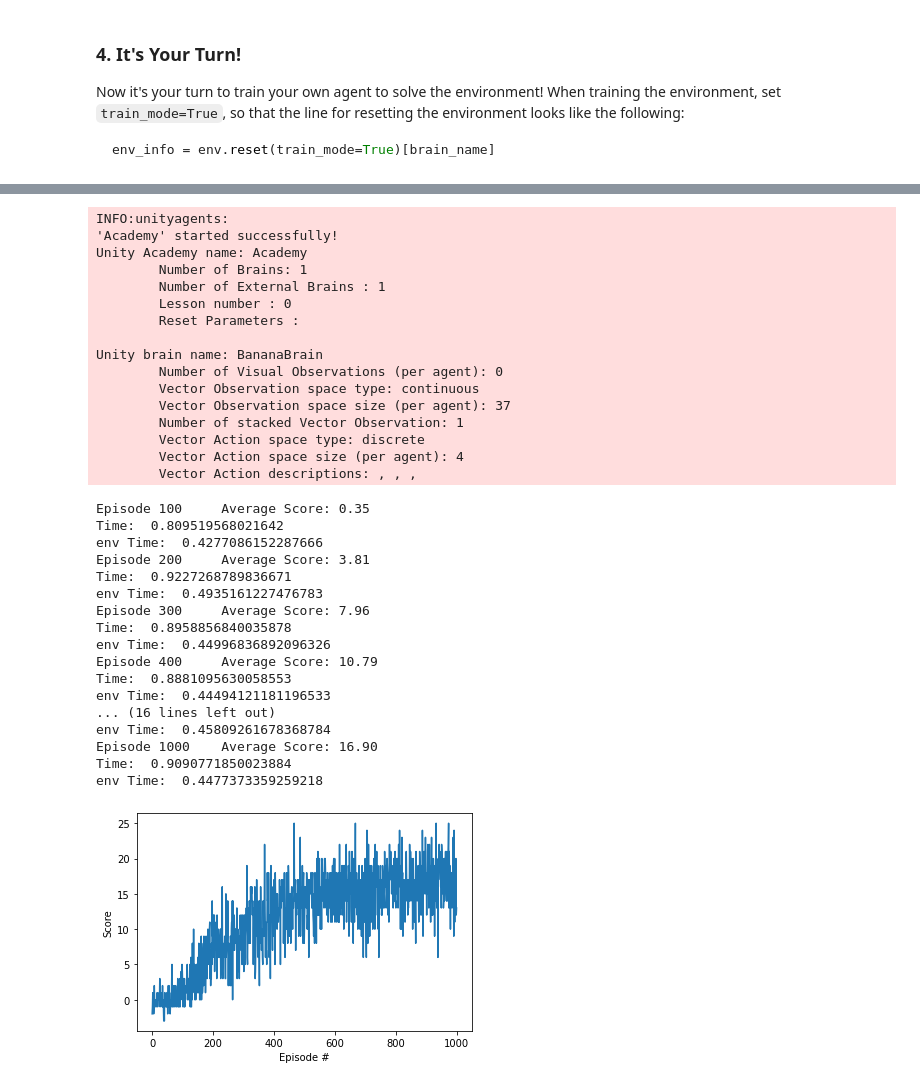
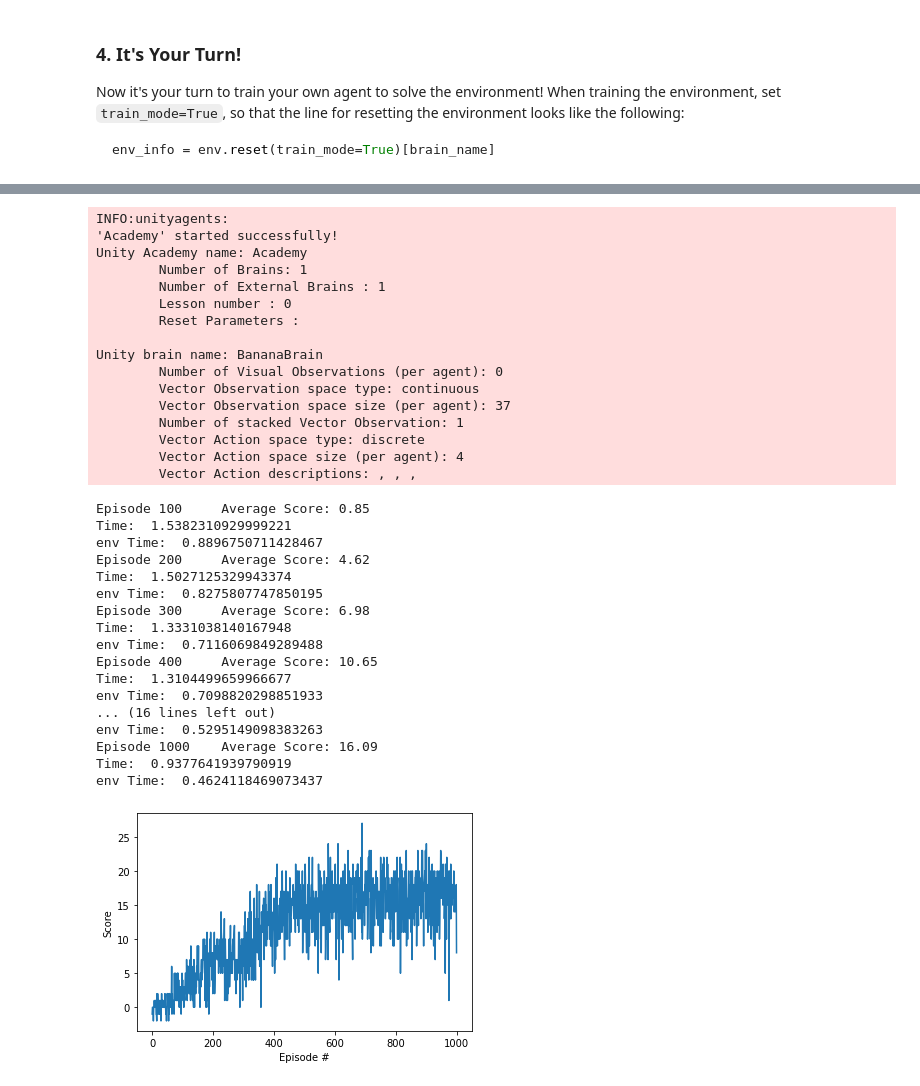
Before and after one commit to jmh-1/deep-reinforcement-learning, a Jupyter notebook: p1_navigation/Navigation.ipynb, the cells around one changed output, grey strips where cells are left out. Drawn from its saved outputs; the diff is of its cells as text; code cells hidden in the pictures.

```diff
--- a/p1_navigation/Navigation.ipynb
+++ b/p1_navigation/Navigation.ipynb
@@ -302,7 +310,7 @@ brain = env.brains[brain_name]
 %matplotlib inline
 reload(double_dqn_agent)
 Agent = double_dqn_agent.Agent
-agent = Agent(state_size=37, action_size=4, seed=2, qNetwork=model.QNetwork)
+agent = Agent(state_size=37, action_size=4, seed=0, qNetwork=model.QNetwork)
 
 def dqn(agent, n_episodes=2000, max_t=1000, eps_start=1.0, eps_end=0.01, eps_decay=0.995):
     """Deep Q-Learning.
@@ -354,53 +362,53 @@ def dqn(agent, n_episodes=2000, max_t=1000, eps_start=1.0, eps_end=0.01, eps_dec
             print('env Time: ', total_env_time)
         if np.mean(scores_window)>=13.0 and not solved:
             print('\nEnvironment solved in {:d} episodes!\tAverage Score: {:.2f}'.format(i_episode-100, np.mean(scores_window)))
-            torch.save(agent.qnetwork_local.state_dict(), 'checkpoint_double_final.pth')
+            torch.save(agent.qnetwork_local.state_dict(), 'checkpoint_double.pth')
             solved = True
     torch.save(agent.qnetwork_local.state_dict(), 'checkpoint_double_final.pth')
 
     return scores
 
 scores = dqn(agent, n_episodes=1000)
 
 # plot the scores
 fig = plt.figure()
 ax = fig.add_subplot(111)
 plt.plot(np.arange(len(scores)), scores)
 plt.ylabel('Score')
 plt.xlabel('Episode #')
 plt.show()
 # %% [output]
 INFO:unityagents:
 'Academy' started successfully!
 Unity Academy name: Academy
         Number of Brains: 1
         Number of External Brains : 1
         Lesson number : 0
         Reset Parameters :
 
 Unity brain name: BananaBrain
         Number of Visual Observations (per agent): 0
         Vector Observation space type: continuous
         Vector Observation space size (per agent): 37
         Number of stacked Vector Observation: 1
         Vector Action space type: discrete
         Vector Action space size (per agent): 4
         Vector Action descriptions: , , ,
-Episode 100     Average Score: 0.35
-Time:  0.809519568021642
-env Time:  0.4277086152287666
-Episode 200     Average Score: 3.81
-Time:  0.9227268789836671
-env Time:  0.4935161227476783
-Episode 300     Average Score: 7.96
-Time:  0.8958856840035878
-env Time:  0.44996836892096326
-Episode 400     Average Score: 10.79
-Time:  0.8881095630058553
-env Time:  0.44494121181196533
+Episode 100     Average Score: 0.85
+Time:  1.5382310929999221
+env Time:  0.8896750711428467
+Episode 200     Average Score: 4.62
+Time:  1.5027125329943374
+env Time:  0.8275807747850195
+Episode 300     Average Score: 6.98
+Time:  1.3331038140167948
+env Time:  0.7116069849289488
+Episode 400     Average Score: 10.65
+Time:  1.3104499659966677
+env Time:  0.7098820298851933
 ... (16 lines left out)
-env Time:  0.45809261678368784
-Episode 1000    Average Score: 16.90
-Time:  0.9090771850023884
-env Time:  0.4477373359259218
+env Time:  0.5295149098383263
+Episode 1000    Average Score: 16.09
+Time:  0.9377641939790919
+env Time:  0.4624118469073437
-[figure, old version]
+[figure, new version]
```
Also changed, not shown: parts of 2 cells of this notebook, 1 other file.
